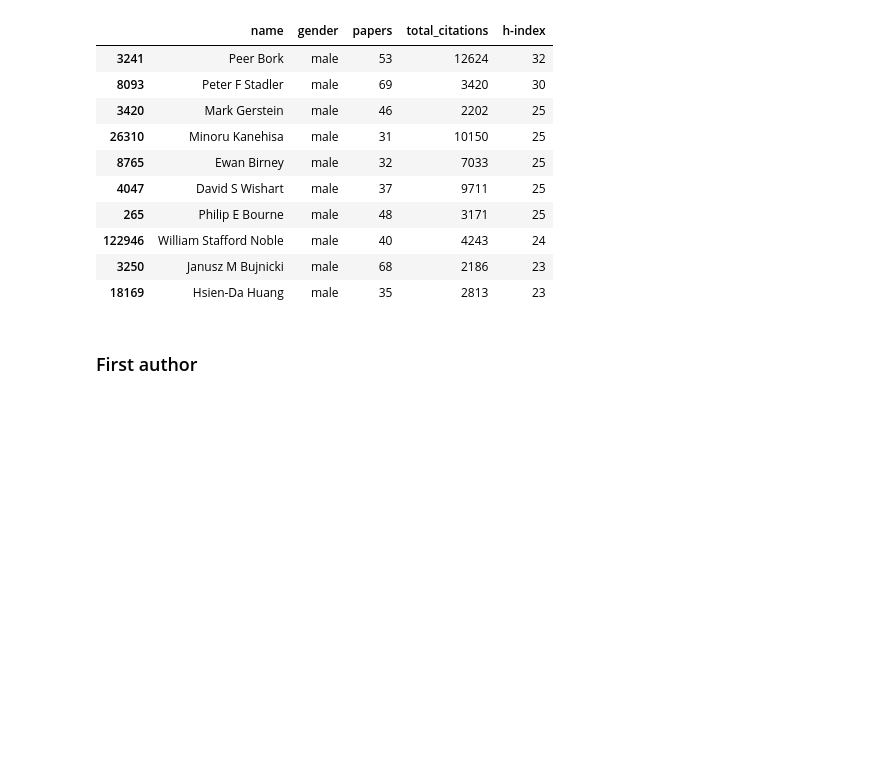
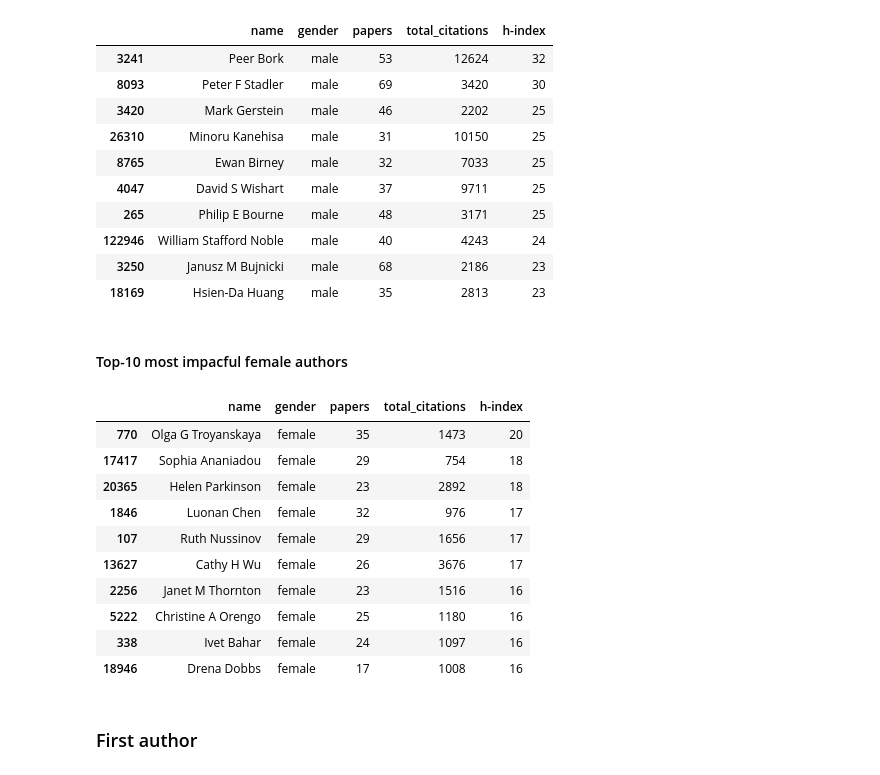
Before and after one commit to social-link-analytics-group-bsc/gender_bioinfo, a Jupyter notebook: analysis/gender_bias_analysis.ipynb, the cells around one changed output. Cells and saved outputs as stored; diff of their text form; code cells hidden in the pictures; blank space fills up the shorter version.

```diff
--- a/analysis/gender_bias_analysis.ipynb
+++ b/analysis/gender_bias_analysis.ipynb
@@ -224,0 +227,4 @@ authors[['name','gender','total_citations']].head(10)
+# %%
+authors.sort_values('total_citations', inplace=True, ascending=False)
+authors[authors['gender']=='female'][['name','gender','total_citations']].head(10)
+#authors[['name','gender','total_citations']].head(10)
@@ -255,0 +276,3 @@ authors[['name','gender','papers']].head(10)
+# %%
+authors.sort_values('total_citations', inplace=True, ascending=False)
+authors[authors['gender']=='female'][['name','gender','total_citations']].head(10)
@@ -284,6 +319,23 @@ authors[['name','gender','papers','total_citations','h-index']].head(10)
 | 122946 | William Stafford Noble | male | 40 | 4243 | 24 |
 | 3250 | Janusz M Bujnicki | male | 68 | 2186 | 23 |
 | 18169 | Hsien-Da Huang | male | 35 | 2813 | 23 |
+# %% [markdown]
+#### Top-10 most impacful female authors
+# %%
+authors.sort_values('h-index', inplace=True, ascending=False)
+authors[authors['gender']=='female'][['name','gender','papers','total_citations','h-index']].head(10)
+# %% [output]
+|  | name | gender | papers | total_citations | h-index |
+| 770 | Olga G Troyanskaya | female | 35 | 1473 | 20 |
+| 17417 | Sophia Ananiadou | female | 29 | 754 | 18 |
+| 20365 | Helen Parkinson | female | 23 | 2892 | 18 |
+| 1846 | Luonan Chen | female | 32 | 976 | 17 |
+| 107 | Ruth Nussinov | female | 29 | 1656 | 17 |
+| 13627 | Cathy H Wu | female | 26 | 3676 | 17 |
+| 2256 | Janet M Thornton | female | 23 | 1516 | 16 |
+| 5222 | Christine A Orengo | female | 25 | 1180 | 16 |
+| 338 | Ivet Bahar | female | 24 | 1097 | 16 |
+| 18946 | Drena Dobbs | female | 17 | 1008 | 16 |
 # %% [markdown]
 ### First author
 # %%
```
Also changed, not shown: parts of 25 cells of this notebook.
